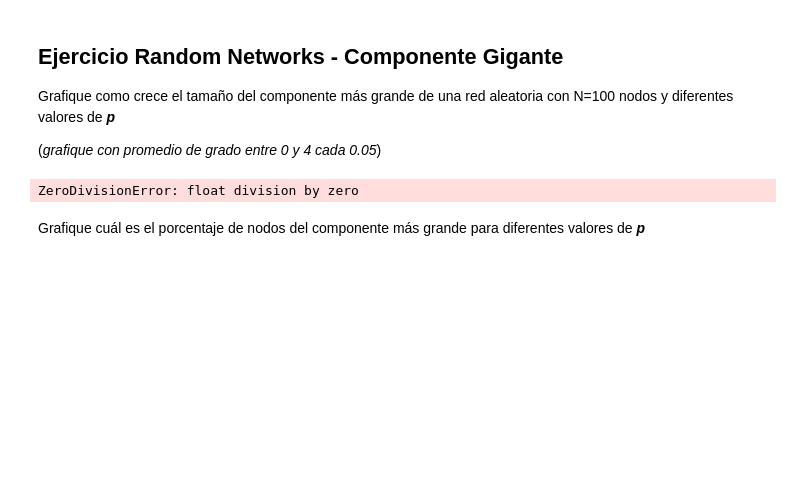
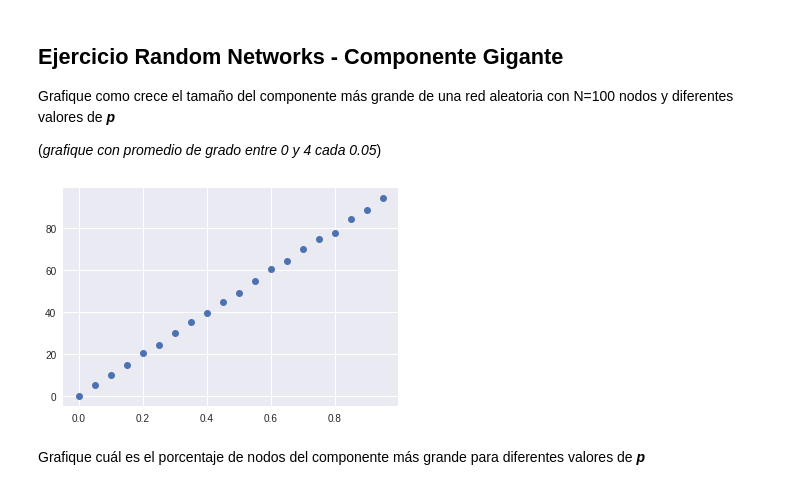
Before and after one commit to spulido99/NetworksAnalysis, a Jupyter notebook: santiagoangee/Ejercicios 1.2 Weak Ties & Random Networks.ipynb, the cells around one changed output. Cells and saved outputs as stored; diff of their text form; code cells hidden in the pictures; blank space fills up the shorter version.

Commit message:
Finishing all the exercises, 2 exercises left with NetworkX

```diff
--- a/santiagoangee/Ejercicios 1.2 Weak Ties & Random Networks.ipynb
+++ b/santiagoangee/Ejercicios 1.2 Weak Ties & Random Networks.ipynb
@@ -575,35 +571,38 @@ def biggest_component_nodes(graph):
 def biggest_component(graph):
     nodes = biggest_component_nodes(graph)
     nodes = list(nodes)
     subgraph = {k:graph[k] for k in nodes if k in graph}
 
     return subgraph
 
 
 # Plot results
 import matplotlib.pyplot as plt
 import plotly.plotly as py
 from plotly.graph_objs import Scatter, Figure, Layout
 from plotly.offline import download_plotlyjs, init_notebook_mode, plot, iplot
 
 init_notebook_mode(connected=True)
 
 def plot_giant_component_growth(N):
     p_vector = []
     avg_degree_vector = []
 
     p = 0.0
     while p <= 1:
         p_vector.append(p)
-        network = random_network_links(N,p)
+        network = random_network_links2(N,p)
         network = edges_to_graph(network)
-        avg_degree_vector.append(avg_degree(network))
+
+        component = biggest_component(network)
+
+        avg_degree_vector.append(avg_degree(component))
         p += 0.05
 
     plt.plot(p_vector, avg_degree_vector, "o")
 
 plot_giant_component_growth(100)
 # %% [output]
-ZeroDivisionError: float division by zero
+[figure, added]
 # %% [markdown]
 Grafique cuál es el porcentaje de nodos del componente más grande para diferentes valores de ___p___
```
Also changed, not shown: parts of 7 cells of this notebook.
